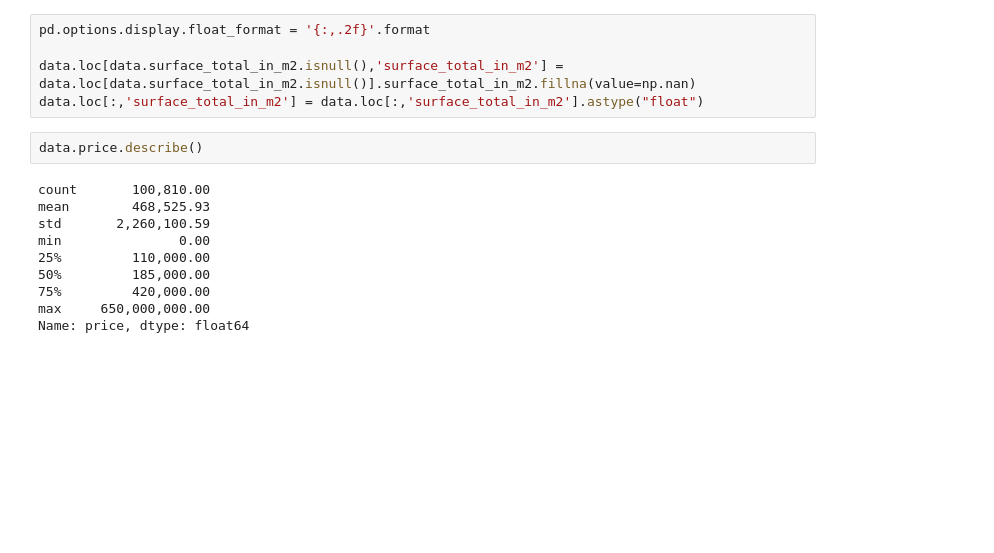
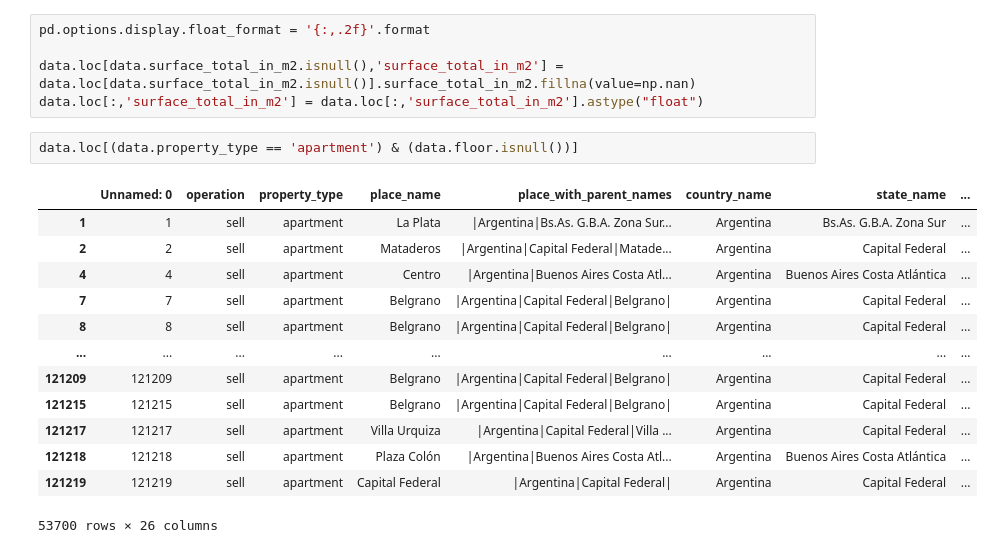
Before and after one commit to casagrandeale/TPDigitalHouse, a Jupyter notebook: tp/TPLimpieza.ipynb, the cells around one changed output. Drawn from its saved outputs; the diff is of its cells as text; blank space fills up the shorter version.

```diff
--- a/tp/TPLimpieza.ipynb
+++ b/tp/TPLimpieza.ipynb
@@ -180,14 +180,18 @@ pd.options.display.float_format = '{:,.2f}'.format
 data.loc[data.surface_total_in_m2.isnull(),'surface_total_in_m2'] = data.loc[data.surface_total_in_m2.isnull()].surface_total_in_m2.fillna(value=np.nan)
 data.loc[:,'surface_total_in_m2'] = data.loc[:,'surface_total_in_m2'].astype("float")
 # %%
-data.price.describe()
+data.loc[(data.property_type == 'apartment') & (data.floor.isnull())]
 # %% [output]
+|  | Unnamed: 0 | operation | property_type | place_name | place_with_parent_names | country_name | state_name | ... |
+| 1 | 1 | sell | apartment | La Plata | |Argentina|Bs.As. G.B.A. Zona Sur... | Argentina | Bs.As. G.B.A. Zona Sur | ... |
+| 2 | 2 | sell | apartment | Mataderos | |Argentina|Capital Federal|Matade... | Argentina | Capital Federal | ... |
+| 4 | 4 | sell | apartment | Centro | |Argentina|Buenos Aires Costa Atl... | Argentina | Buenos Aires Costa Atlántica | ... |
+| 7 | 7 | sell | apartment | Belgrano | |Argentina|Capital Federal|Belgrano| | Argentina | Capital Federal | ... |
+| 8 | 8 | sell | apartment | Belgrano | |Argentina|Capital Federal|Belgrano| | Argentina | Capital Federal | ... |
+| ... | ... | ... | ... | ... | ... | ... | ... | ... |
+| 121209 | 121209 | sell | apartment | Belgrano | |Argentina|Capital Federal|Belgrano| | Argentina | Capital Federal | ... |
+| 121215 | 121215 | sell | apartment | Belgrano | |Argentina|Capital Federal|Belgrano| | Argentina | Capital Federal | ... |
+| 121217 | 121217 | sell | apartment | Villa Urquiza | |Argentina|Capital Federal|Villa ... | Argentina | Capital Federal | ... |
+| 121218 | 121218 | sell | apartment | Plaza Colón | |Argentina|Buenos Aires Costa Atl... | Argentina | Buenos Aires Costa Atlántica | ... |
+| 121219 | 121219 | sell | apartment | Capital Federal | |Argentina|Capital Federal| | Argentina | Capital Federal | ... |
-count       100,810.00
-mean        468,525.93
-std       2,260,100.59
-min               0.00
-25%         110,000.00
-50%         185,000.00
-75%         420,000.00
-max     650,000,000.00
-Name: price, dtype: float64
+53700 rows × 26 columns
```
Also changed, not shown: parts of 9 cells of this notebook.
